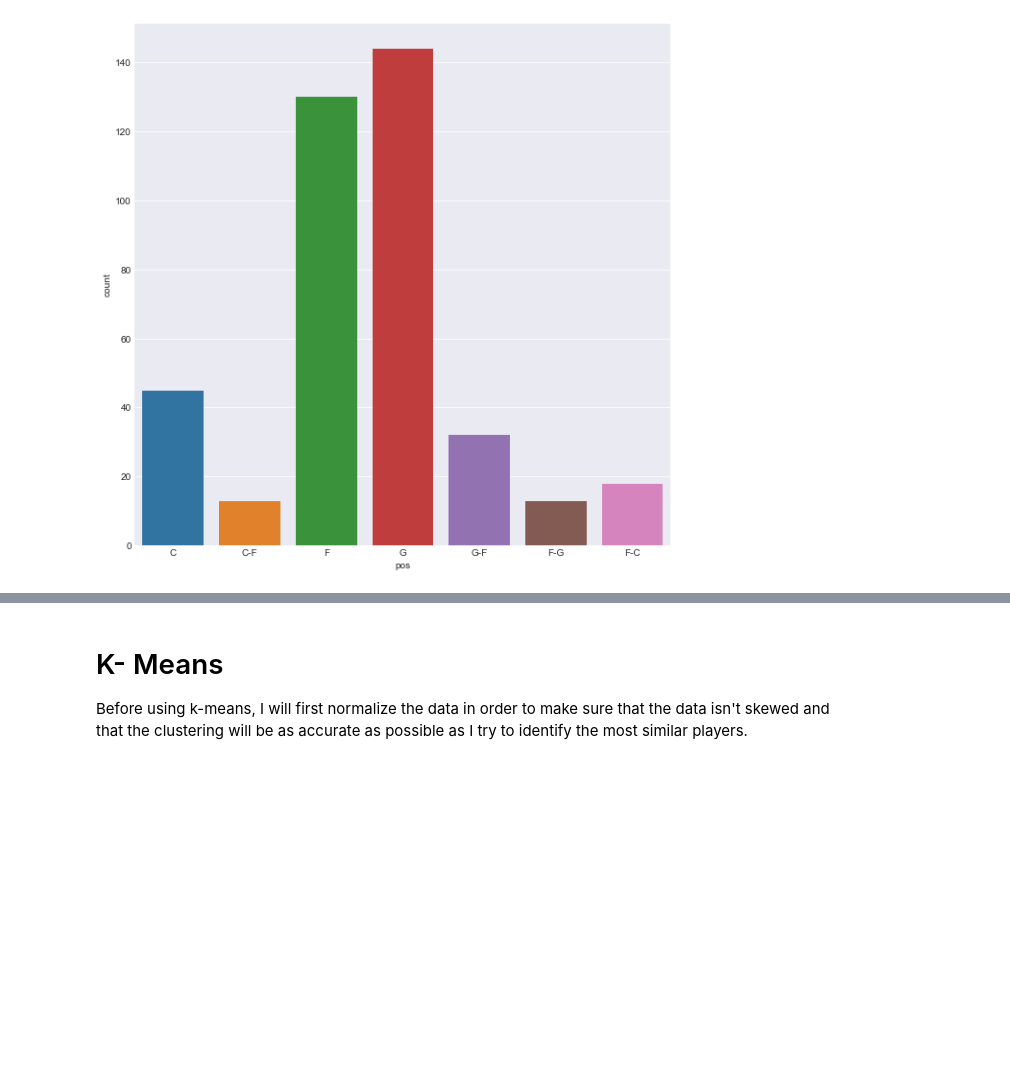
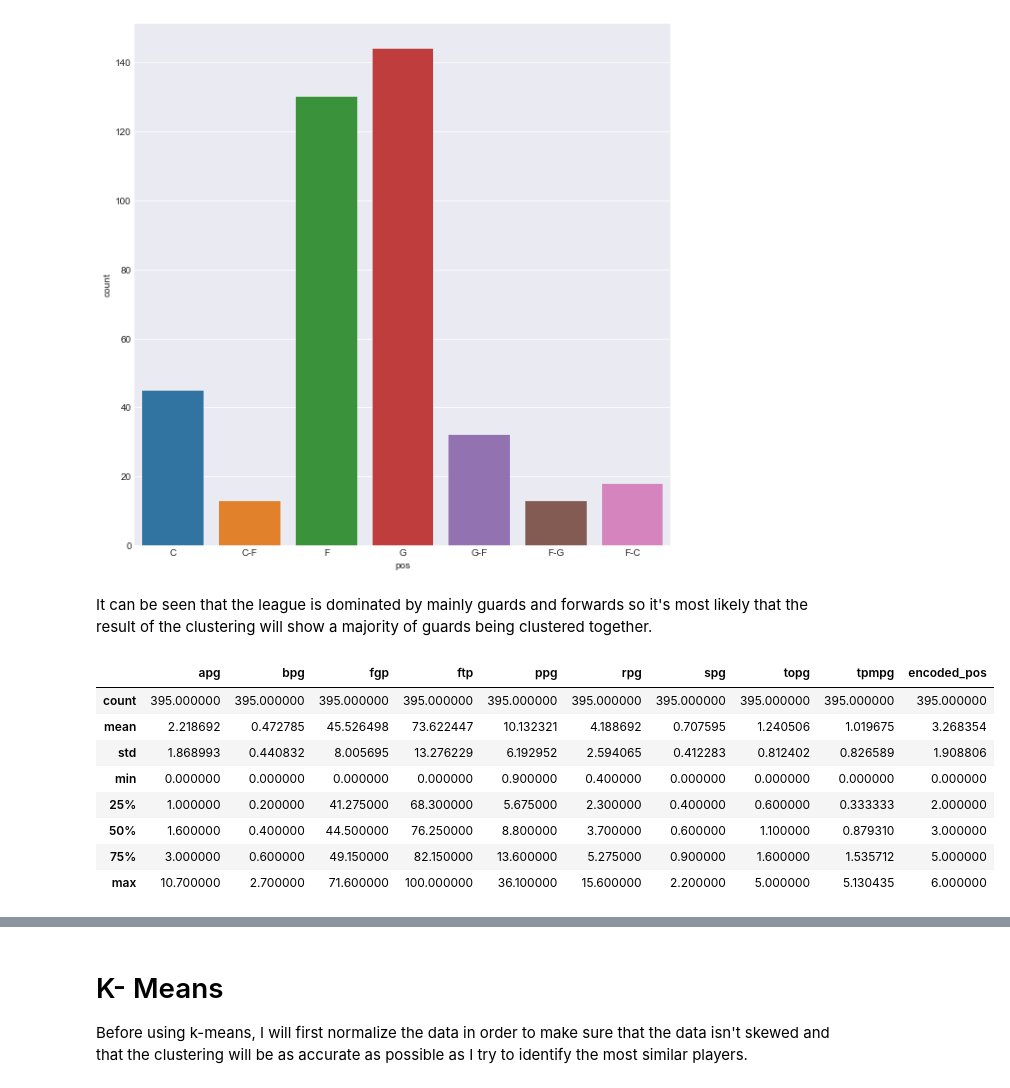
Before and after one commit to lamkg/Fantasy-Basketball-Draft-Project, a Jupyter notebook: Fantasy Basketball Projections 2019.ipynb, the cells around one changed output, grey strips where cells are left out. Cells and saved outputs as stored; diff of their text form; code cells hidden in the pictures; blank space fills up the shorter version.

```diff
--- a/Fantasy Basketball Projections 2019.ipynb
+++ b/Fantasy Basketball Projections 2019.ipynb
@@ -204,3 +211,18 @@ plt.figure(figsize=(10, 10))
 pos_count = sns.countplot(x="pos", data=nba_data)
 # %% [output]
 [figure]
+# %% [markdown]
+It can be seen that the league is dominated by mainly guards and forwards so it's most likely that the result of the clustering will show a majority of guards being clustered together.
+# %%
+# Get the average of each category
+nba_data.describe()
+# %% [output]
+|  | apg | bpg | fgp | ftp | ppg | rpg | spg | topg | tpmpg | encoded_pos |
+| count | 395.000000 | 395.000000 | 395.000000 | 395.000000 | 395.000000 | 395.000000 | 395.000000 | 395.000000 | 395.000000 | 395.000000 |
+| mean | 2.218692 | 0.472785 | 45.526498 | 73.622447 | 10.132321 | 4.188692 | 0.707595 | 1.240506 | 1.019675 | 3.268354 |
+| std | 1.868993 | 0.440832 | 8.005695 | 13.276229 | 6.192952 | 2.594065 | 0.412283 | 0.812402 | 0.826589 | 1.908806 |
+| min | 0.000000 | 0.000000 | 0.000000 | 0.000000 | 0.900000 | 0.400000 | 0.000000 | 0.000000 | 0.000000 | 0.000000 |
+| 25% | 1.000000 | 0.200000 | 41.275000 | 68.300000 | 5.675000 | 2.300000 | 0.400000 | 0.600000 | 0.333333 | 2.000000 |
+| 50% | 1.600000 | 0.400000 | 44.500000 | 76.250000 | 8.800000 | 3.700000 | 0.600000 | 1.100000 | 0.879310 | 3.000000 |
+| 75% | 3.000000 | 0.600000 | 49.150000 | 82.150000 | 13.600000 | 5.275000 | 0.900000 | 1.600000 | 1.535712 | 5.000000 |
+| max | 10.700000 | 2.700000 | 71.600000 | 100.000000 | 36.100000 | 15.600000 | 2.200000 | 5.000000 | 5.130435 | 6.000000 |
```
Also changed, not shown: parts of 9 cells of this notebook.
